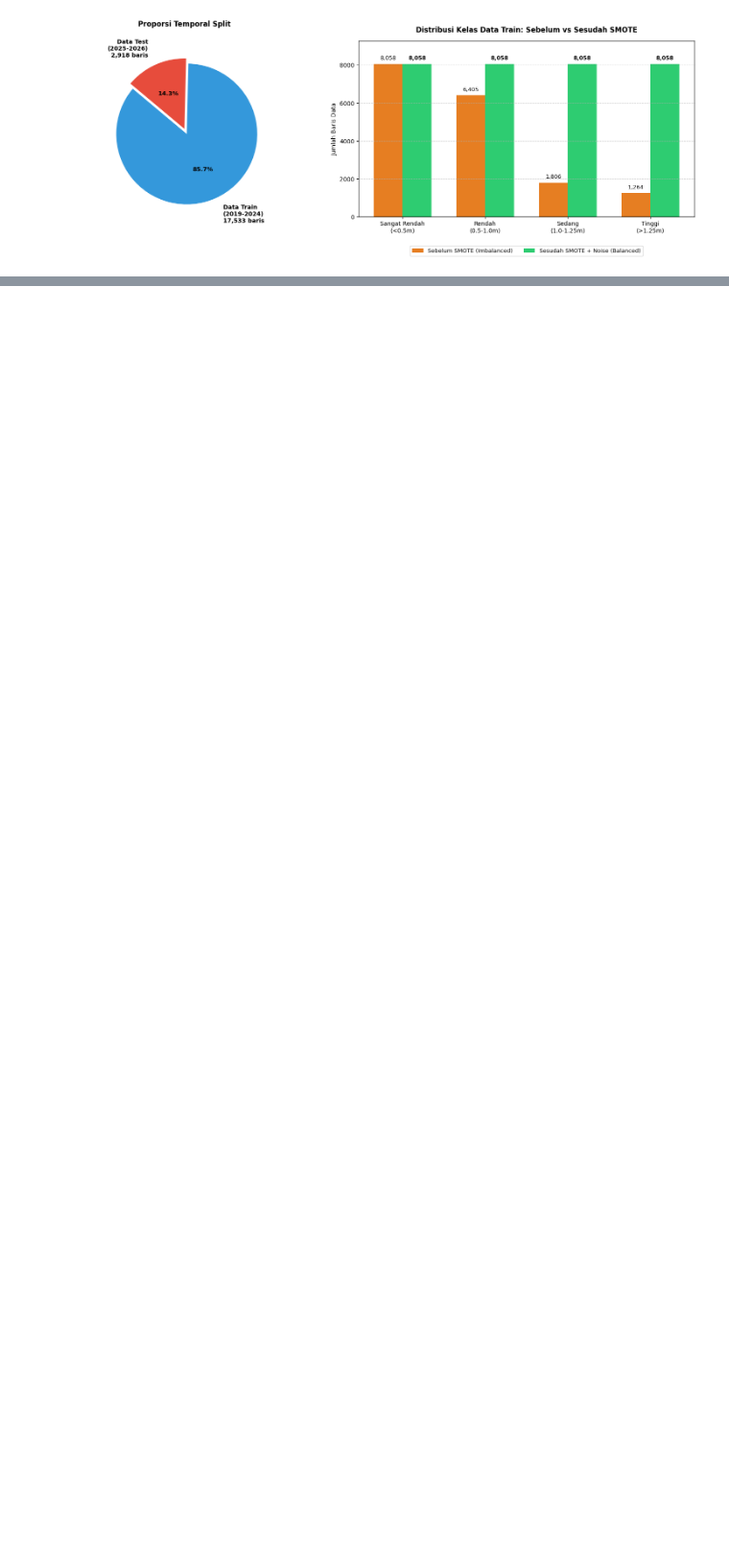
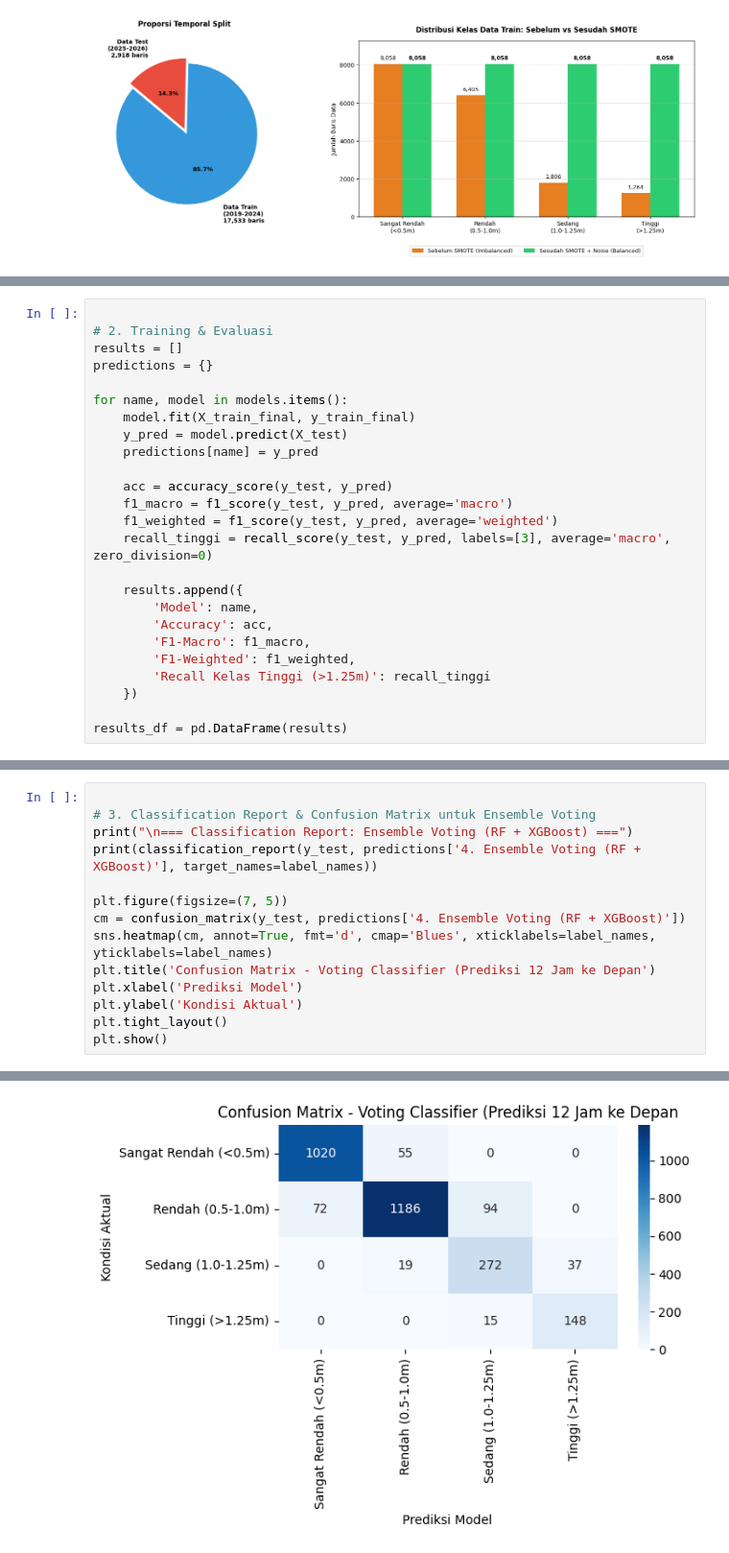
Before and after one commit to Vnooo13/Vnooo13, a Jupyter notebook: Commit_ML_02.ipynb, the cells around one changed output, grey strips where cells are left out. Shown at 96% size. Cells and saved outputs as stored; diff of their text form; blank space fills up the shorter version.

Commit message:
Training dan Hasil

```diff
--- a/Commit_ML_02.ipynb
+++ b/Commit_ML_02.ipynb
@@ -241,0 +281,25 @@ plt.show()
+# %%
+
+# 2. Training & Evaluasi
+results = []
+predictions = {}
+
+for name, model in models.items():
+    model.fit(X_train_final, y_train_final)
+    y_pred = model.predict(X_test)
+    predictions[name] = y_pred
+
+    acc = accuracy_score(y_test, y_pred)
+    f1_macro = f1_score(y_test, y_pred, average='macro')
+    f1_weighted = f1_score(y_test, y_pred, average='weighted')
+    recall_tinggi = recall_score(y_test, y_pred, labels=[3], average='macro', zero_division=0)
+
+    results.append({
+        'Model': name,
+        'Accuracy': acc,
+        'F1-Macro': f1_macro,
+        'F1-Weighted': f1_weighted,
+        'Recall Kelas Tinggi (>1.25m)': recall_tinggi
+    })
+
+results_df = pd.DataFrame(results)
@@ -241,0 +343,15 @@ plt.show()
+# %%
+
+# 3. Classification Report & Confusion Matrix untuk Ensemble Voting
+print("\n=== Classification Report: Ensemble Voting (RF + XGBoost) ===")
+print(classification_report(y_test, predictions['4. Ensemble Voting (RF + XGBoost)'], target_names=label_names))
+
+plt.figure(figsize=(7, 5))
+cm = confusion_matrix(y_test, predictions['4. Ensemble Voting (RF + XGBoost)'])
+sns.heatmap(cm, annot=True, fmt='d', cmap='Blues', xticklabels=label_names, yticklabels=label_names)
+plt.title('Confusion Matrix - Voting Classifier (Prediksi 12 Jam ke Depan')
+plt.xlabel('Prediksi Model')
+plt.ylabel('Kondisi Aktual')
+plt.tight_layout()
+plt.show()
+# %% [output]
@@ -241,0 +369 @@ plt.show()
+[figure, added]
```
Also changed, not shown: parts of 7 cells of this notebook.
